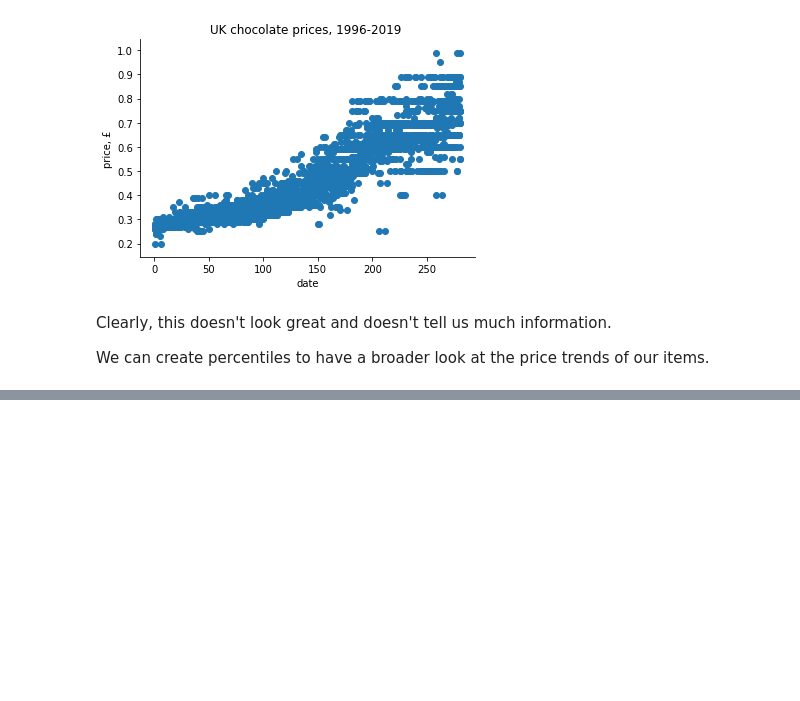
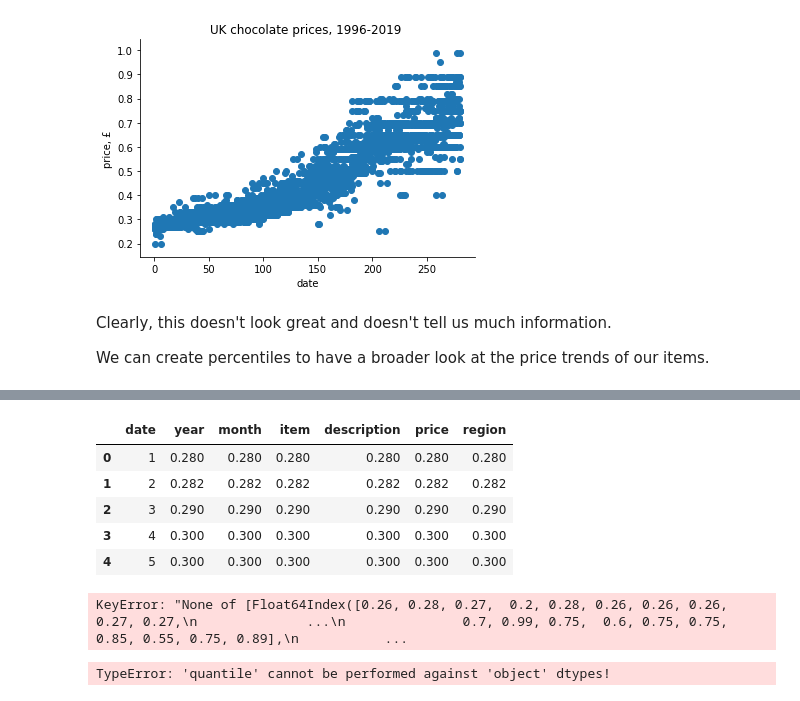
Before and after one commit to rahatsiddique/pandas_basics, a Jupyter notebook: price trends/CPI price trends.ipynb, the cells around one changed output, grey strips where cells are left out. Cells and saved outputs as stored; diff of their text form; code cells hidden in the pictures; blank space fills up the shorter version.

```diff
--- a/price trends/CPI price trends.ipynb
+++ b/price trends/CPI price trends.ipynb
@@ -167,0 +255,3 @@ percentiles =
+# %%
+test = df1[df1['description'] == 'CHOCOLATE'].groupby('date').agg(
+    lambda x: np.percentile(x['price'], q = 90)).reset_index()
@@ -167,0 +260,13 @@ percentiles =
+# %%
+test.head()
+# %% [output]
+|  | date | year | month | item | description | price | region |
+| 0 | 1 | 0.280 | 0.280 | 0.280 | 0.280 | 0.280 | 0.280 |
+| 1 | 2 | 0.282 | 0.282 | 0.282 | 0.282 | 0.282 | 0.282 |
+| 2 | 3 | 0.290 | 0.290 | 0.290 | 0.290 | 0.290 | 0.290 |
+| 3 | 4 | 0.300 | 0.300 | 0.300 | 0.300 | 0.300 | 0.300 |
+| 4 | 5 | 0.300 | 0.300 | 0.300 | 0.300 | 0.300 | 0.300 |
+# %%
+test2 = choc[choc['price']].groupby('date').quantile([0.1,0.2,0.3,0.4,0.5,0.6,0.7,0.8,0.9])
+# %% [output]
+KeyError: "None of [Float64Index([0.26, 0.28, 0.27,  0.2, 0.28, 0.26, 0.26, 0.26, 0.27, 0.27,\n              ...\n               0.7, 0.99, 0.75,  0.6, 0.75, 0.75, 0.85, 0.55, 0.75, 0.89],\n           ...
@@ -167,0 +275,4 @@ percentiles =
+# %%
+test = df1[df1['description'] == 'CHOCOLATE'].groupby('date').quantile([0.1,0.2,0.3,0.4,0.5,0.6,0.7,0.8,0.9]).reset_index()
+# %% [output]
+TypeError: 'quantile' cannot be performed against 'object' dtypes!
```
Also changed, not shown: parts of 23 cells of this notebook.
